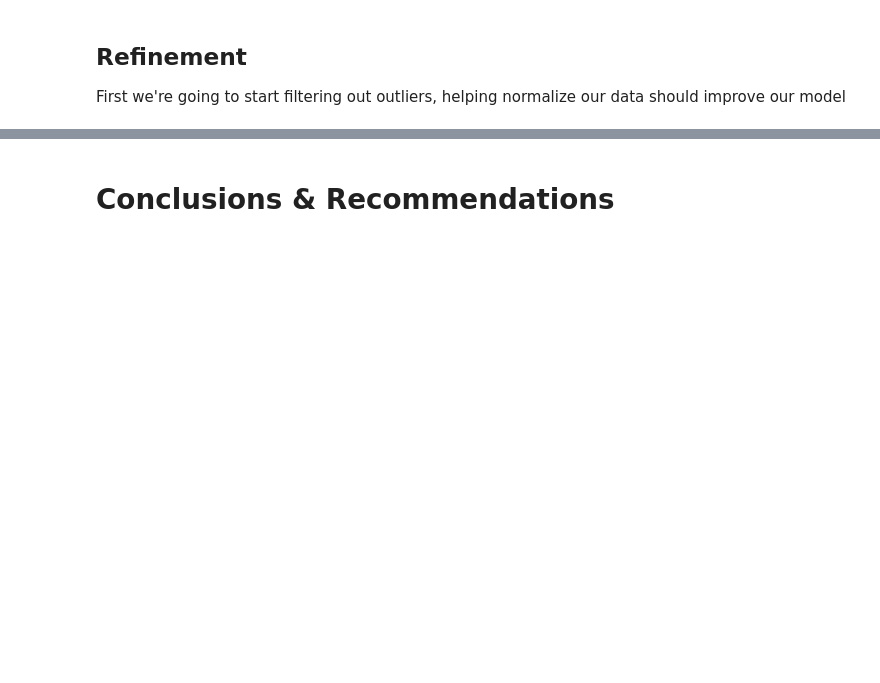
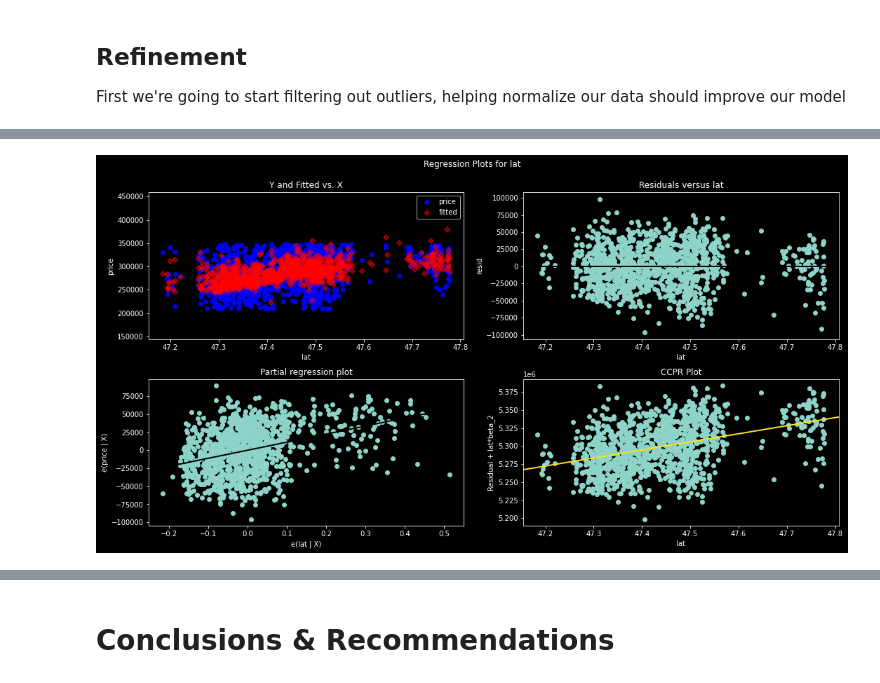
Before and after one commit to BlueViper8907/King-County-Housing-Regression, a Jupyter notebook: finalising_OSEMN.ipynb, the cells around one changed output, grey strips where cells are left out. Drawn from its saved outputs; the diff is of its cells as text; code cells hidden in the pictures; blank space fills up the shorter version.

```diff
--- a/finalising_OSEMN.ipynb
+++ b/finalising_OSEMN.ipynb
@@ -128,7 +128,7 @@ def plotcoef(model):
     plt.legend(fontsize= 15,frameon=True, fancybox=True, facecolor='black')
     return plt.show()
 # %%
-def make_ols(df, x_columns, target='price'):
+def make_ols(df, x_columns,target='price'):
     """Pass in a DataFrame & your predictive columns to return an OLS regression model """
     #set your x and y variables
     X = df[x_columns]
@@ -140,8 +140,8 @@ def make_ols(df, x_columns, target='price'):
     #display the model summarry
     display(model.summary())
     #plot the residuals
-    fig = sm.graphics.qqplot(model.resid, dist=stats.norm, line='r', alpha=.65, fit=True, markerfacecolor="y")
-    plt.xlim(-2.5, 2.5)
-    plt.ylim(-2.5, 2.5)
+    fig = sm.graphics.qqplot(model.resid, dist=stats.norm, line='r', alpha=.65, fit=True, markerfacecolor="#FBE122")
+    plt.xlim(-2, 2)
+    plt.ylim(-2, 2)
     #return model for later use
-    return
+    return model
@@ -342,6 +387,4 @@ kc_data = kc_data[['price', 'bedrooms', 'bathrooms', 'floors','waterfront',
                    'mi_2_scl', 'scls_in_mi', 'mi_2_rest', 'rest_in_mi', 'mi_2_groc', 'groc_in_mi']].copy()
 # %% [markdown]
 # MODEL
-# %%
-plt.style.use('seaborn')
 # %% [markdown]
@@ -611,9 +1123,11 @@ plotcoef(low_model)
 # %%
-fig = plt.figure(figsize=(15,8), color = 'solarized_light')
+fig = plt.figure(figsize=(15,8))
 fig = sm.graphics.plot_regress_exog(low_model, "lat", fig=fig)
 plt.show()
 #as you can see here, the farther west, towards the cities, you go, the more expensive homes become.
 #please note we are not missing data in those gaps, those represent bodies of water where few people live on small islands or in house boats
+# %% [output]
+[figure, added]
 # %%
 fig = plt.figure(figsize=(15,8))
 fig = sm.graphics.plot_regress_exog(low_model, "bathrooms", fig=fig)
```
Also changed, not shown: parts of 81 cells of this notebook, 2 other files.
